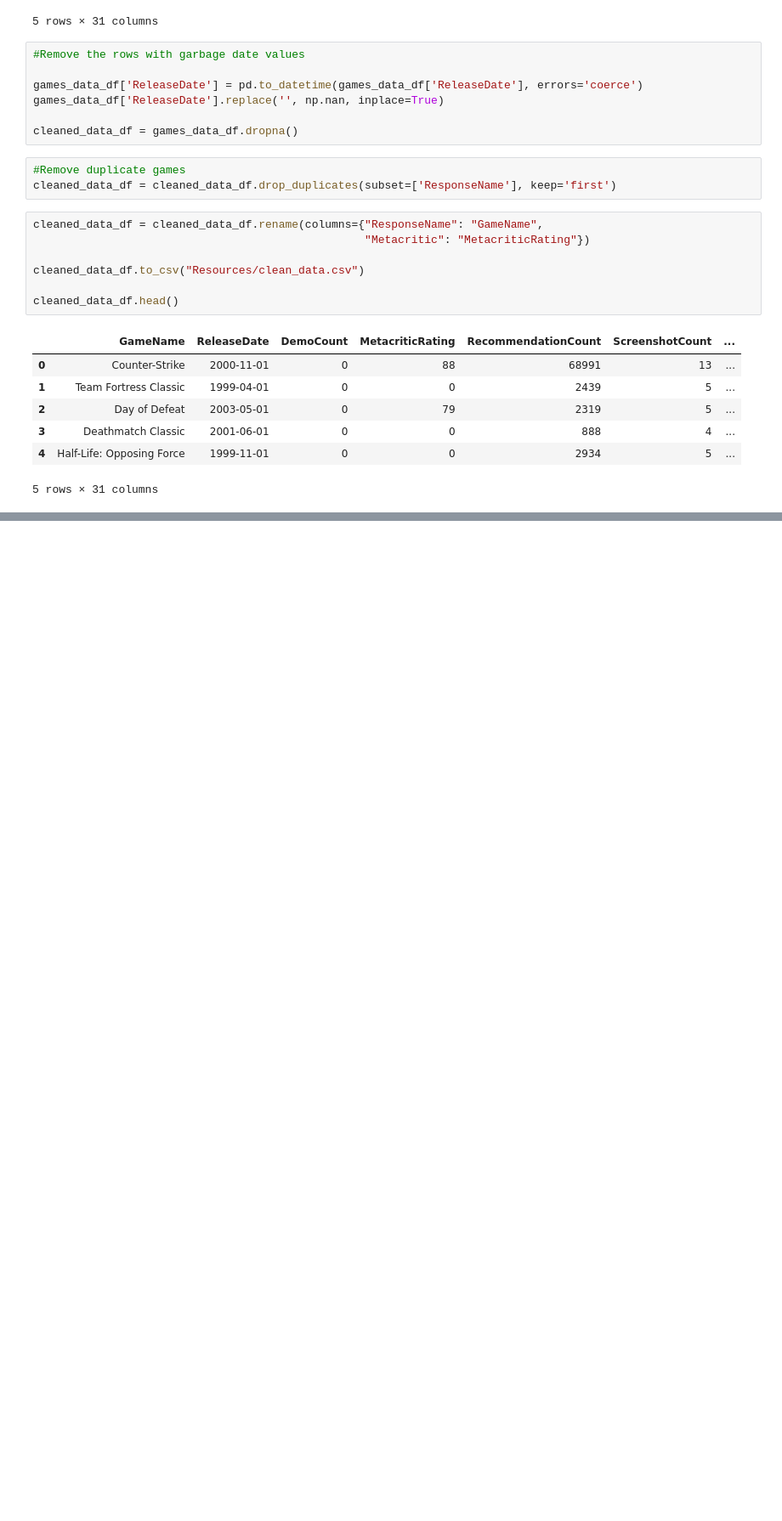
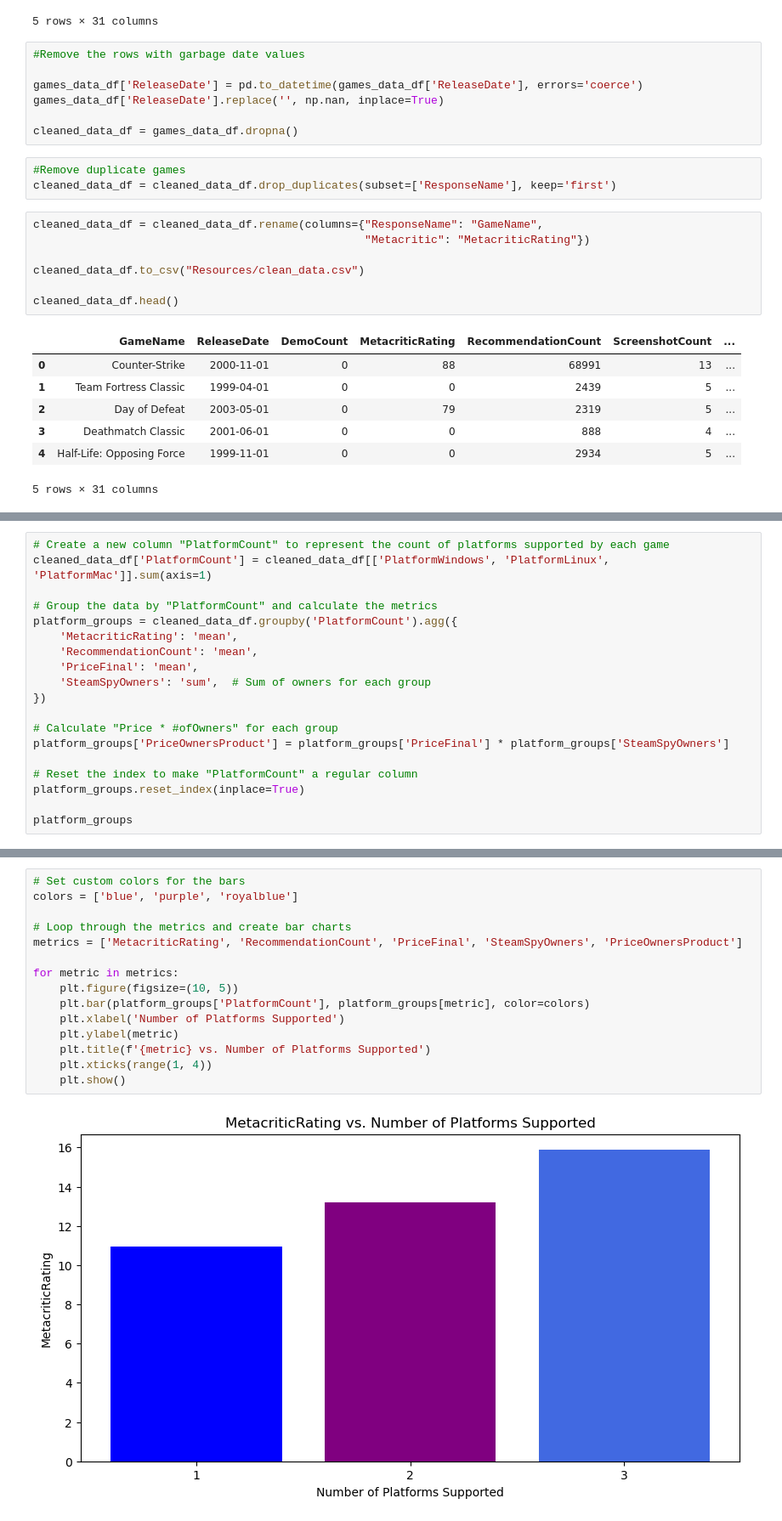
Before and after one commit to nardyjh/Project1-Group7, a Jupyter notebook: project1_Group7_game.ipynb, the cells around one changed output, grey strips where cells are left out. Shown at 85% size. Saved outputs shown, nothing was run; the diff lists cells and outputs as text; blank space fills up the shorter version.

```diff
--- a/project1_Group7_game.ipynb
+++ b/project1_Group7_game.ipynb
@@ -50,0 +158,19 @@ cleaned_data_df.head()
+# %%
+# Create a new column "PlatformCount" to represent the count of platforms supported by each game
+cleaned_data_df['PlatformCount'] = cleaned_data_df[['PlatformWindows', 'PlatformLinux', 'PlatformMac']].sum(axis=1)
+
+# Group the data by "PlatformCount" and calculate the metrics
+platform_groups = cleaned_data_df.groupby('PlatformCount').agg({
+    'MetacriticRating': 'mean',
+    'RecommendationCount': 'mean',
+    'PriceFinal': 'mean',
+    'SteamSpyOwners': 'sum',  # Sum of owners for each group
+})
+
+# Calculate "Price * #ofOwners" for each group
+platform_groups['PriceOwnersProduct'] = platform_groups['PriceFinal'] * platform_groups['SteamSpyOwners']
+
+# Reset the index to make "PlatformCount" a regular column
+platform_groups.reset_index(inplace=True)
+
+platform_groups
@@ -50,0 +182,17 @@ cleaned_data_df.head()
+# %%
+# Set custom colors for the bars
+colors = ['blue', 'purple', 'royalblue']
+
+# Loop through the metrics and create bar charts
+metrics = ['MetacriticRating', 'RecommendationCount', 'PriceFinal', 'SteamSpyOwners', 'PriceOwnersProduct']
+
+for metric in metrics:
+    plt.figure(figsize=(10, 5))
+    plt.bar(platform_groups['PlatformCount'], platform_groups[metric], color=colors)
+    plt.xlabel('Number of Platforms Supported')
+    plt.ylabel(metric)
+    plt.title(f'{metric} vs. Number of Platforms Supported')
+    plt.xticks(range(1, 4))
+    plt.show()
+# %% [output]
+[figure, added]
```
Also changed, not shown: parts of 30 cells of this notebook, 3 other files.
